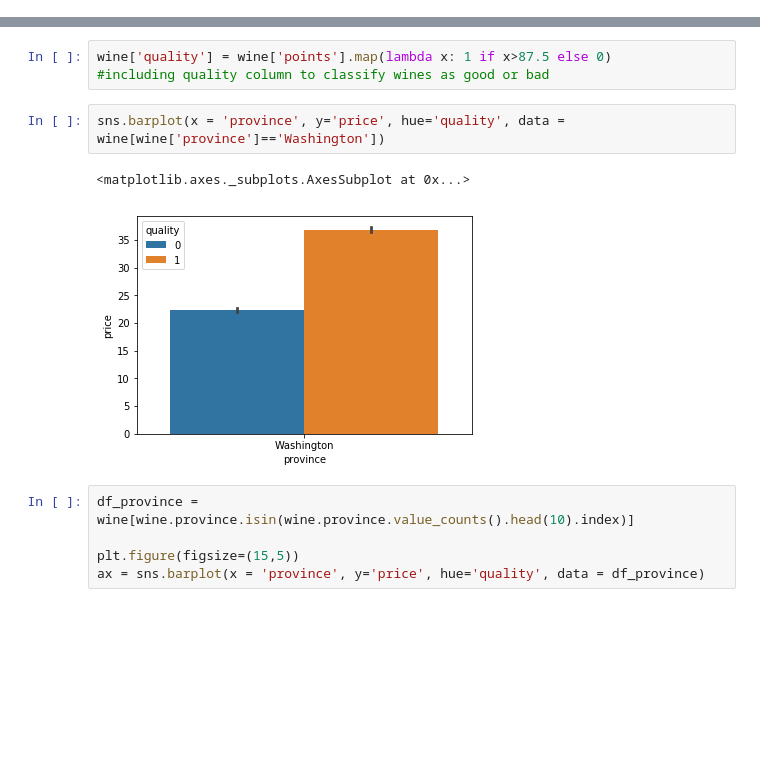
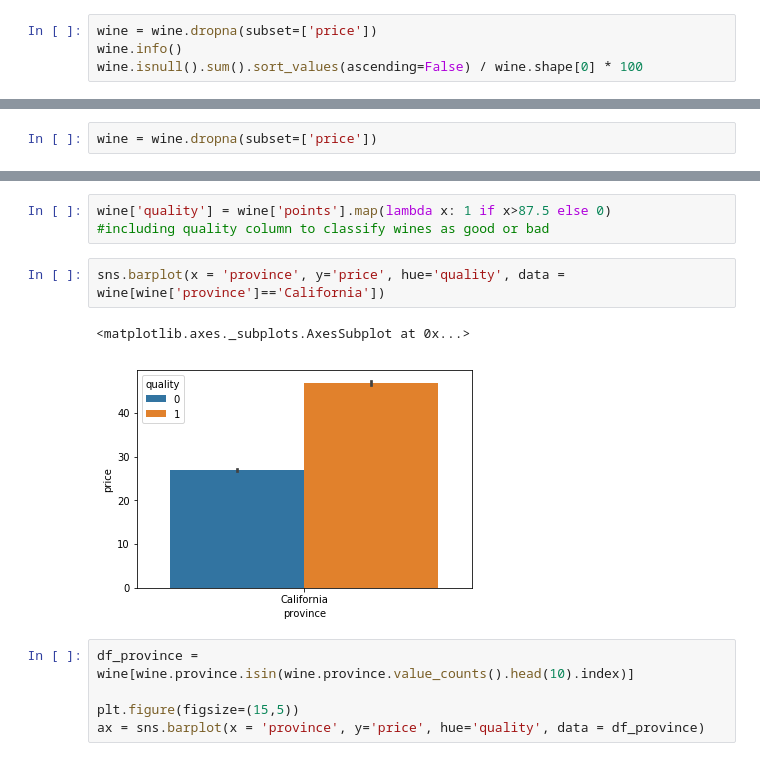
Before and after one commit to BLouie2/GA-ClassProjects, a Jupyter notebook: Wine - Final Project.ipynb, the cells around one changed output, grey strips where cells are left out. Cells and saved outputs as stored; diff of their text form; blank space fills up the shorter version.

```diff
--- a/Wine - Final Project.ipynb
+++ b/Wine - Final Project.ipynb
@@ -83,0 +91,4 @@ dtype: int64
+# %%
+wine = wine.dropna(subset=['price'])
+wine.info()
+wine.isnull().sum().sort_values(ascending=False) / wine.shape[0] * 100
@@ -303,6 +365,8 @@ wine['country'].isnull().value_counts()
 # %% [output]
 False    119988
 Name: country, dtype: int64
+# %%
+wine = wine.dropna(subset=['price'])
 # %%
 wine.isnull().sum().sort_values(ascending=False)
 # %% [output]
@@ -468,10 +532,10 @@ wine.head()
 wine['quality'] = wine['points'].map(lambda x: 1 if x>87.5 else 0)
 #including quality column to classify wines as good or bad
 # %%
-sns.barplot(x = 'province', y='price', hue='quality', data = wine[wine['province']=='Washington'])
+sns.barplot(x = 'province', y='price', hue='quality', data = wine[wine['province']=='California'])
 # %% [output]
 <matplotlib.axes._subplots.AxesSubplot at 0x...>
-[figure, old version]
+[figure, new version]
 # %%
 df_province = wine[wine.province.isin(wine.province.value_counts().head(10).index)]
 
```
Also changed, not shown: parts of 31 cells of this notebook.
